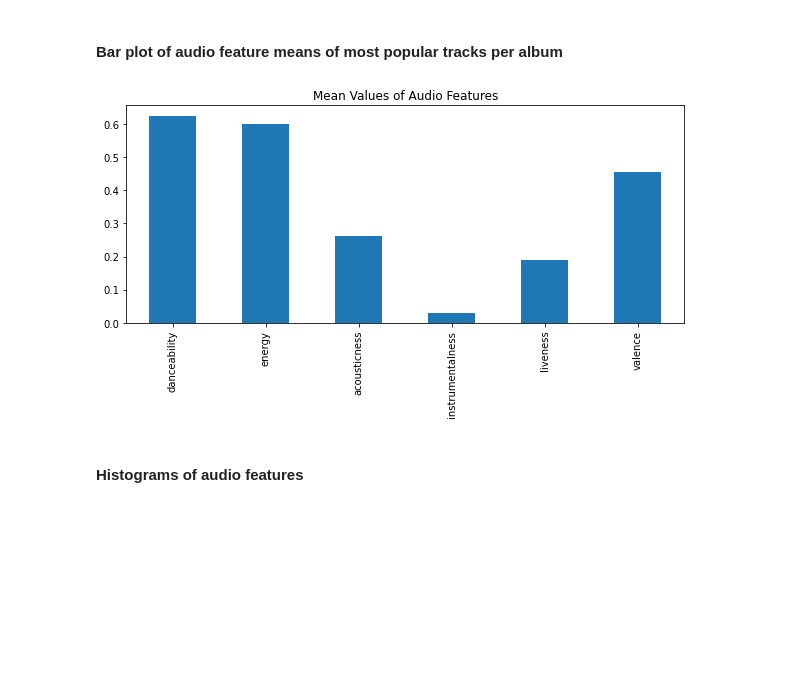
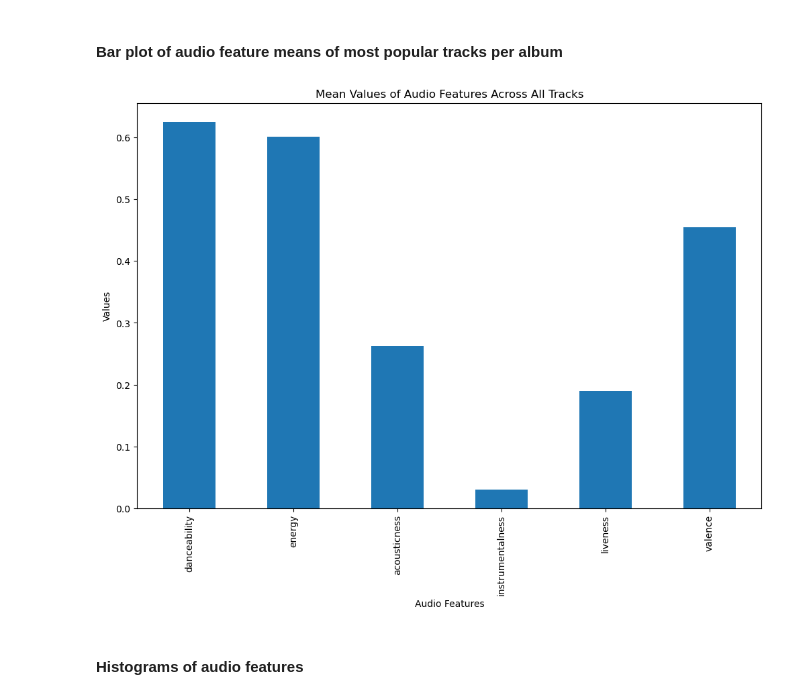
Before and after one commit to katieravenwood/Spotify-Five-Year-Analysis-Project, a Jupyter notebook: notebooks/ExploratoryAnalysis.ipynb, the cells around one changed output. Cells and saved outputs as stored; diff of their text form; code cells hidden in the pictures; blank space fills up the shorter version.

Commit message:
Updated ExploratoryAnalysis notebook, saved py plots

```diff
--- a/notebooks/ExploratoryAnalysis.ipynb
+++ b/notebooks/ExploratoryAnalysis.ipynb
@@ -9,5 +9,9 @@ import matplotlib.pyplot as plt
 import numpy as np
 import seaborn as sns
 from wordcloud import WordCloud
+import fontTools
+%matplotlib inline
+plt.rcParams['figure.figsize'] = [12, 8]
+plt.rcParams['figure.dpi'] = 100 # 200 e.g. is really fine, but slower
 # %% [markdown]
 ### Set Display Options
@@ -213,13 +352,14 @@ dtype: float64
 # %% [markdown]
 #### Bar plot of audio feature means of most popular tracks per album
 # %%
-small = df4[['danceability', 'energy', 'acousticness', 'instrumentalness', 'liveness', 'valence']]
-plt.figure(figsize=(10,4))
-small.mean().plot.bar()
-plt.title('Mean Values of Audio Features')
-plt.show()
+feature_bars = df4[['danceability', 'energy', 'acousticness', 'instrumentalness', 'liveness', 'valence']]
+feature_bars.mean().plot.bar()
+plt.title('Mean Values of Audio Features Across All Tracks')
+plt.xlabel('Audio Features')
+plt.ylabel('Values')
+plt.savefig('../viz/pyplots/MeanAudioFeaturesBarPlot.png')
 # %% [output]
-[figure, old version]
+[figure, new version]
 # %% [markdown]
 #### Histograms of audio features
 # %%
```
Also changed, not shown: parts of 31 cells of this notebook, 12 other files.
